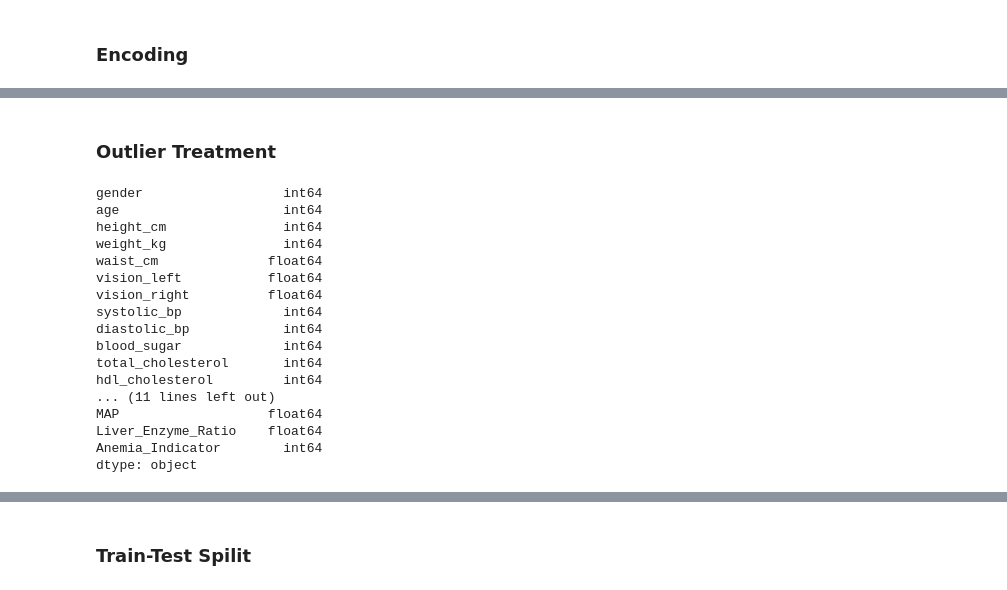
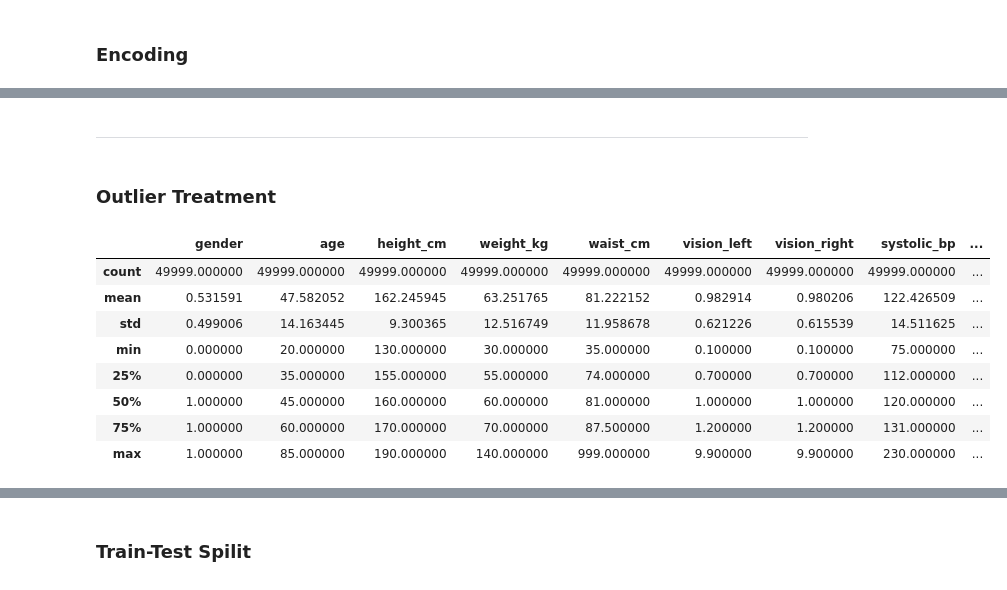
Before and after one commit to rajpurohitmohit/Machine-Learning, a Jupyter notebook: Project/Smoking Drinking/Smoking_Drinking_Prediction.ipynb, the cells around one changed output, grey strips where cells are left out. Drawn from its saved outputs; the diff is of its cells as text; code cells hidden in the pictures.

```diff
--- a/Project/Smoking Drinking/Smoking_Drinking_Prediction.ipynb
+++ b/Project/Smoking Drinking/Smoking_Drinking_Prediction.ipynb
@@ -246,25 +243,19 @@ dataset
+# %% [markdown]
+---
 # %% [markdown]
 ### **Outlier Treatment**
 # %%
-dataset.dtypes
+dataset.describe()
 # %% [output]
-gender                  int64
-age                     int64
-height_cm               int64
-weight_kg               int64
-waist_cm              float64
-vision_left           float64
-vision_right          float64
-systolic_bp             int64
-diastolic_bp            int64
-blood_sugar             int64
-total_cholesterol       int64
-hdl_cholesterol         int64
-... (11 lines left out)
-MAP                   float64
-Liver_Enzyme_Ratio    float64
-Anemia_Indicator        int64
-dtype: object
+|  | gender | age | height_cm | weight_kg | waist_cm | vision_left | vision_right | systolic_bp | ... |
+| count | 49999.000000 | 49999.000000 | 49999.000000 | 49999.000000 | 49999.000000 | 49999.000000 | 49999.000000 | 49999.000000 | ... |
+| mean | 0.531591 | 47.582052 | 162.245945 | 63.251765 | 81.222152 | 0.982914 | 0.980206 | 122.426509 | ... |
+| std | 0.499006 | 14.163445 | 9.300365 | 12.516749 | 11.958678 | 0.621226 | 0.615539 | 14.511625 | ... |
+| min | 0.000000 | 20.000000 | 130.000000 | 30.000000 | 35.000000 | 0.100000 | 0.100000 | 75.000000 | ... |
+| 25% | 0.000000 | 35.000000 | 155.000000 | 55.000000 | 74.000000 | 0.700000 | 0.700000 | 112.000000 | ... |
+| 50% | 1.000000 | 45.000000 | 160.000000 | 60.000000 | 81.000000 | 1.000000 | 1.000000 | 120.000000 | ... |
+| 75% | 1.000000 | 60.000000 | 170.000000 | 70.000000 | 87.500000 | 1.200000 | 1.200000 | 131.000000 | ... |
+| max | 1.000000 | 85.000000 | 190.000000 | 140.000000 | 999.000000 | 9.900000 | 9.900000 | 230.000000 | ... |
 # %%
 original_data = dataset.copy()
 # %%
```
Also changed, not shown: parts of 120 cells of this notebook, 1 other file.
